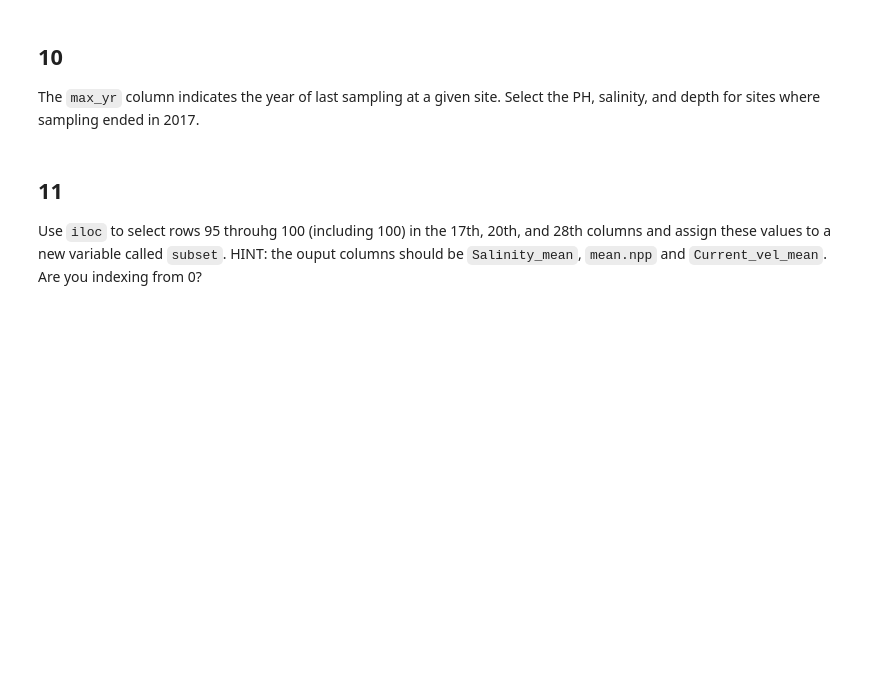
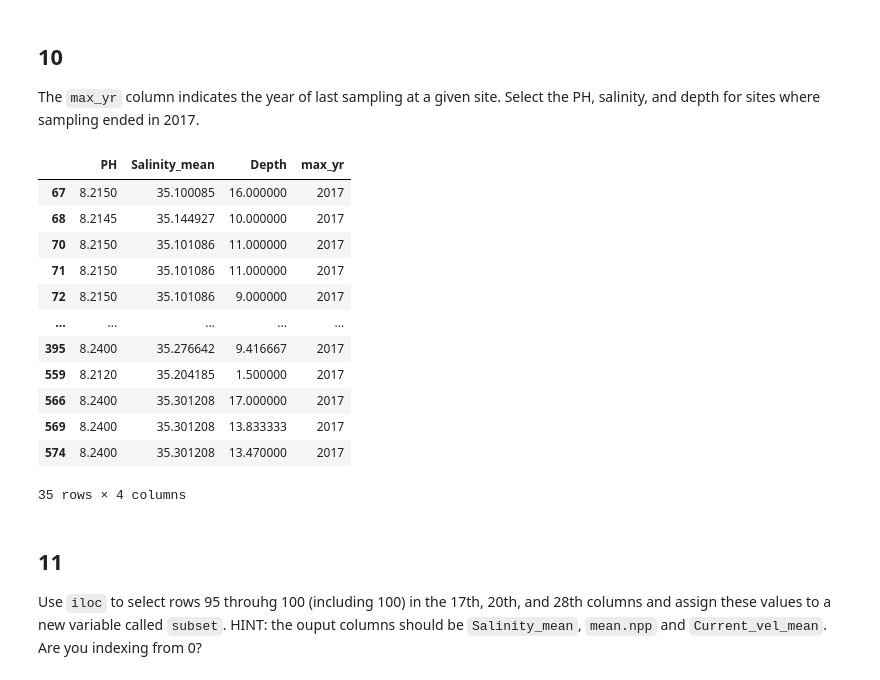
Before and after one commit to lunacatalan/eds220-hwk-1, a Jupyter notebook: hwk1-task3.ipynb, the cells around one changed output. Cells and saved outputs as stored; diff of their text form; code cells hidden in the pictures; blank space fills up the shorter version.

```diff
--- a/hwk1-task3.ipynb
+++ b/hwk1-task3.ipynb
@@ -219,3 +251,24 @@ The `max_yr` column indicates the year of last sampling at a given site. Select
+# %%
+# use .loc to first select the rows of interest (sampling ended in 2017)
+# then indicate the columns of interest
+# included max_yr to make sure that I had selected the correct rows
+
+coral_div.loc[ (coral_div.max_yr == 2017),
+                         (['PH', 'Salinity_mean', 'Depth', 'max_yr'])]
+# %% [output]
+|  | PH | Salinity_mean | Depth | max_yr |
+| 67 | 8.2150 | 35.100085 | 16.000000 | 2017 |
+| 68 | 8.2145 | 35.144927 | 10.000000 | 2017 |
+| 70 | 8.2150 | 35.101086 | 11.000000 | 2017 |
+| 71 | 8.2150 | 35.101086 | 11.000000 | 2017 |
+| 72 | 8.2150 | 35.101086 | 9.000000 | 2017 |
+| ... | ... | ... | ... | ... |
+| 395 | 8.2400 | 35.276642 | 9.416667 | 2017 |
+| 559 | 8.2120 | 35.204185 | 1.500000 | 2017 |
+| 566 | 8.2400 | 35.301208 | 17.000000 | 2017 |
+| 569 | 8.2400 | 35.301208 | 13.833333 | 2017 |
+| 574 | 8.2400 | 35.301208 | 13.470000 | 2017 |
+35 rows × 4 columns
 # %% [markdown]
 ## 11
 Use `iloc` to select rows 95 throuhg 100 (including 100) in the 17th, 20th, and 28th columns and assign these values to a new variable called `subset`. HINT: the ouput columns should be `Salinity_mean`, `mean.npp` and `Current_vel_mean`. Are you indexing from 0?
```
Also changed, not shown: parts of 14 cells of this notebook.
